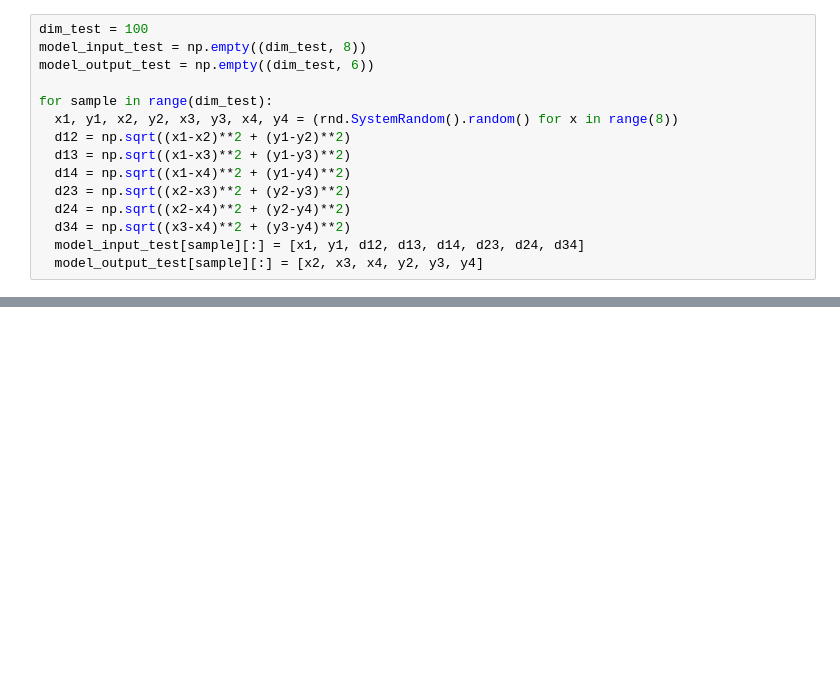
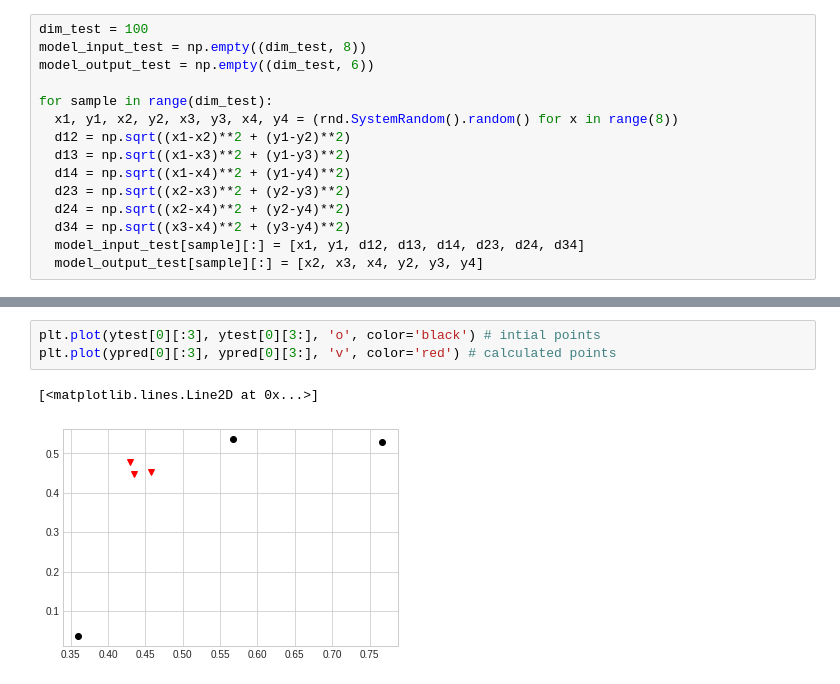
Before and after one commit to PeriniM/Multilateration, a Jupyter notebook: 2D_space/Multilateration_2D.ipynb, the cells around one changed output, grey strips where cells are left out. Drawn from its saved outputs; the diff is of its cells as text; blank space fills up the shorter version.

```diff
--- a/2D_space/Multilateration_2D.ipynb
+++ b/2D_space/Multilateration_2D.ipynb
@@ -252,0 +348,6 @@ plt.plot(yhat[0][:3], yhat[0][3:], 'v', color='red') # calculated points
+# %%
+plt.plot(ytest[0][:3], ytest[0][3:], 'o', color='black') # intial points
+plt.plot(ypred[0][:3], ypred[0][3:], 'v', color='red') # calculated points
+# %% [output]
+[<matplotlib.lines.Line2D at 0x...>]
+[figure, added]
```
Also changed, not shown: parts of 8 cells of this notebook.
